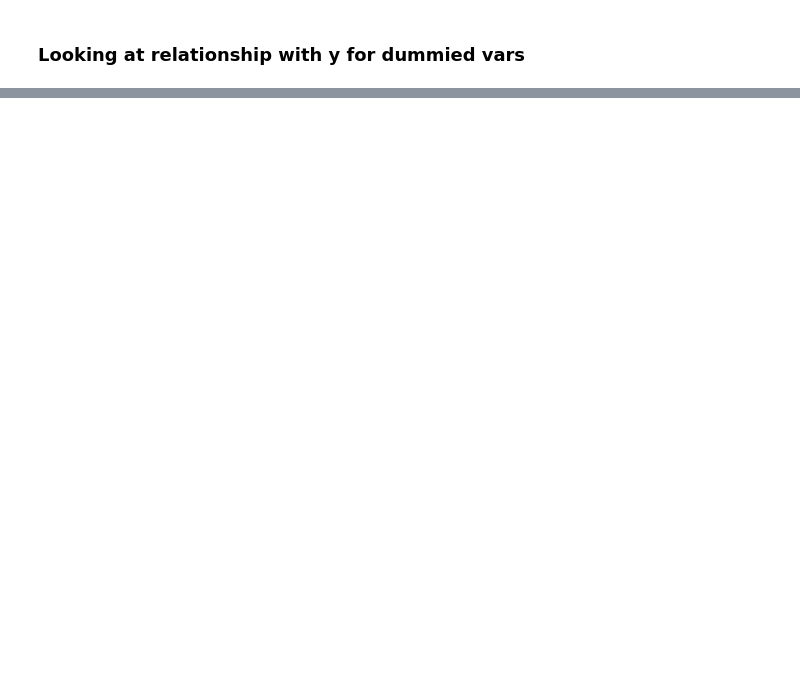
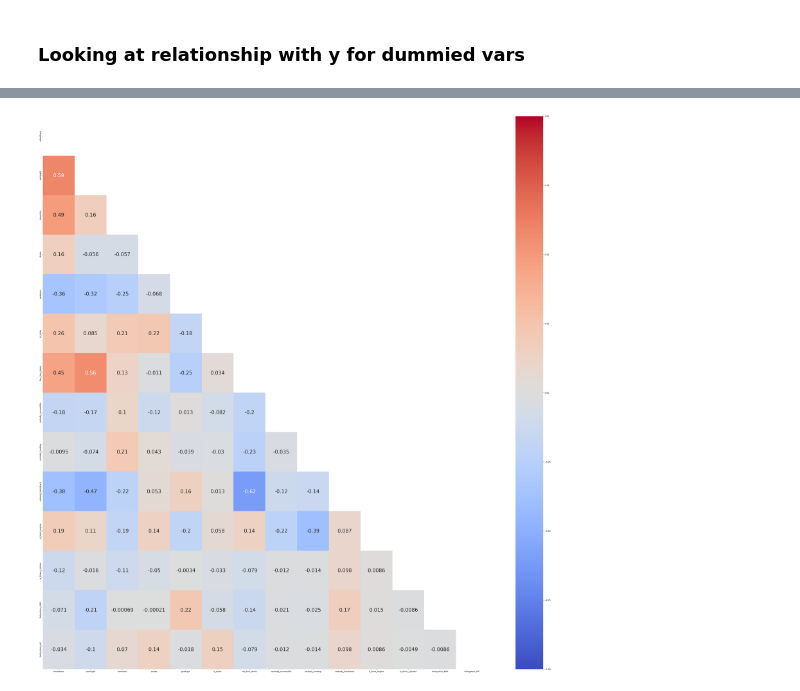
Before and after one commit to simrenbasra/OLS_Regression, a Jupyter notebook: notebooks/02_linear_regression/01-ols_linear_regression.ipynb, the cells around one changed output, grey strips where cells are left out. Saved outputs shown, nothing was run; the diff lists cells and outputs as text; code cells hidden in the pictures; blank space fills up the shorter version.

```diff
--- a/notebooks/02_linear_regression/01-ols_linear_regression.ipynb
+++ b/notebooks/02_linear_regression/01-ols_linear_regression.ipynb
@@ -155,0 +216,4 @@ Independent variables are independent to each other, there is no colinearity or
+# %%
+my_linear_builder.get_heatmap(vif_cutoff=10)
+# %% [output]
+[figure, added]
```
Also changed, not shown: parts of 80 cells of this notebook.
